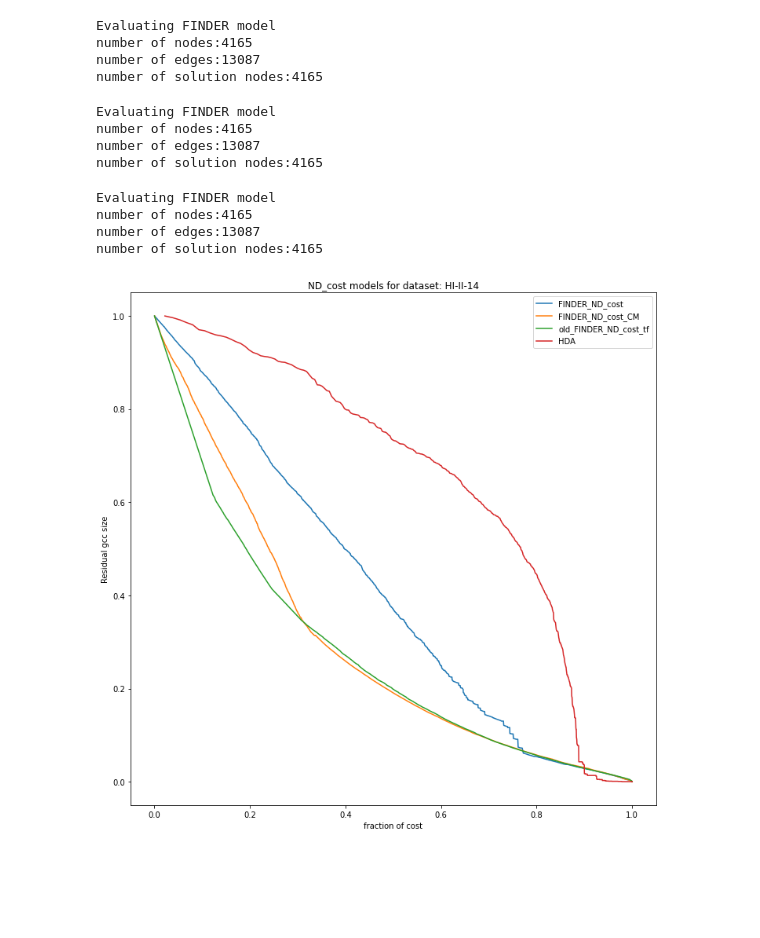
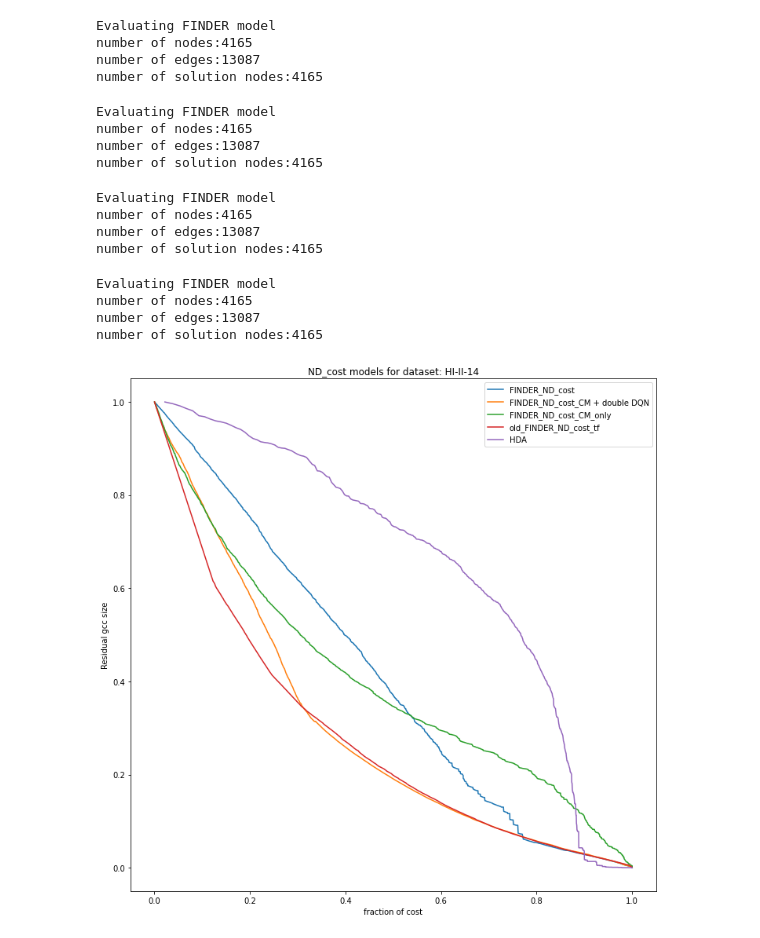
Before and after one commit to faraz2023/FINDER, a Jupyter notebook: Final_graphs.ipynb, the cells around one changed output. Drawn from its saved outputs; the diff is of its cells as text; code cells hidden in the pictures; blank space fills up the shorter version.

Commit message:
added model CM_only to the results and evaluations

```diff
--- a/Final_graphs.ipynb
+++ b/Final_graphs.ipynb
@@ -168,8 +141,8 @@ def get_frac_cost_of_removed_nodes(g,solutions,ND_cost=False,verbose=0):
 # plot
 from matplotlib import pyplot as plt
 
-cost_model_settings = ['FINDER_ND_cost','FINDER_ND_cost_CM','old_FINDER_ND_cost_tf','HDA']
-model_settings = ['FINDER_ND','FINDER_ND_CM','old_FINDER_ND_tf','HDA']
+cost_model_settings = ['FINDER_ND_cost','FINDER_ND_cost_CM','FINDER_ND_cost_CM_only','old_FINDER_ND_cost_tf','HDA']
+model_settings = ['FINDER_ND','FINDER_ND_CM','FINDER_ND_CM_only','old_FINDER_ND_tf','HDA']
 
 datasets = ["HI-II-14","Yang-16","Yu-11","Venkatesan-09","H-I-05"]
 
@@ -197,10 +170,13 @@ def plot_graphs(dataset_name, model_settings):
             HDA_frac_cost_list = get_frac_cost_of_removed_nodes(g,HDA_solutions)
             plt.plot(HDA_frac_cost_list, HDA_maxcclist, label=model_name)
         else:
+            labelname = model_name
+            if(model_name=="FINDER_ND_CM"):
+                labelname="FINDER_ND_CM + double DQN"
             FINDER_robustness, FINDER_maxcclist,FINDER_solutions = EvaluateSol(g, f"{project_path}/FINDER-pytorch/code/results/{model_name}/real/StepRatio_0.0100/{dataset_name}.txt")
             FINDER_frac_cost_list = get_frac_cost_of_removed_nodes(g,FINDER_solutions)
             FINDER_maxcclist2=load_from_file(f"{project_path}/FINDER-pytorch/code/results/{model_name}/real/StepRatio_0.0100/MaxCCList_Strategy_{dataset_name}.txt")
-            plt.plot(FINDER_frac_cost_list, FINDER_maxcclist2, label=model_name)
+            plt.plot(FINDER_frac_cost_list, FINDER_maxcclist2, label=labelname)
             #plt.plot(FINDER_frac_cost_list, FINDER_maxcclist2, label=f"{model_name} from file")
 
     plt.legend()
@@ -254,35 +294,42 @@ def plot_cost_graphs(dataset_name, model_settings):
             HDA_robustness, HDA_maxcclist,HDA_solutions  = HXA(g, "HDA")
             #print("From HDA:",HDA_robustness, HDA_maxcclist[0:5],HDA_solutions[0:5])
             HDA_frac_cost_list = get_frac_cost_of_removed_nodes(g,HDA_solutions)
             plt.plot(HDA_frac_cost_list, HDA_maxcclist, label=model_name)
         else:
+            labelname = model_name
+            if(model_name=="FINDER_ND_cost_CM"):
+                labelname="FINDER_ND_cost_CM + double DQN"
             FINDER_robustness, FINDER_maxcclist,FINDER_solutions = EvaluateSol(g, f"{project_path}/FINDER-pytorch/code/results/{model_name}/real/Data_degree/StepRatio_0.0100/{dataset_name}_degree.txt")
             FINDER_frac_cost_list = get_frac_cost_of_removed_nodes(g,FINDER_solutions)
             FINDER_maxcclist2=load_from_file(f"{project_path}/FINDER-pytorch/code/results/{model_name}/real/Data_degree/StepRatio_0.0100/MaxCCList__Strategy_{dataset_name}.txt")
-            plt.plot(FINDER_frac_cost_list, FINDER_maxcclist2, label=model_name)
+            plt.plot(FINDER_frac_cost_list, FINDER_maxcclist2, label=labelname)
             #plt.plot(FINDER_frac_cost_list, FINDER_maxcclist2, label=f"{model_name} from file")
 
     plt.legend()
     plt.xlabel("fraction of cost")
     plt.ylabel("Residual gcc size")
     plt.title(f"ND_cost models for dataset: {dataset_name}")
     plt.show()
 
 plot_cost_graphs("HI-II-14",cost_model_settings)
 # %% [output]
 Evaluating FINDER model
 number of nodes:4165
 number of edges:13087
 number of solution nodes:4165
 Evaluating FINDER model
 number of nodes:4165
 number of edges:13087
 number of solution nodes:4165
 Evaluating FINDER model
 number of nodes:4165
 number of edges:13087
 number of solution nodes:4165
+Evaluating FINDER model
+number of nodes:4165
+number of edges:13087
+number of solution nodes:4165
-[figure, old version]
+[figure, new version]
 # %%
 plot_cost_graphs("Yang-16",cost_model_settings)
 # %% [output]
```
Also changed, not shown: parts of 6 cells of this notebook, 26 other files.
